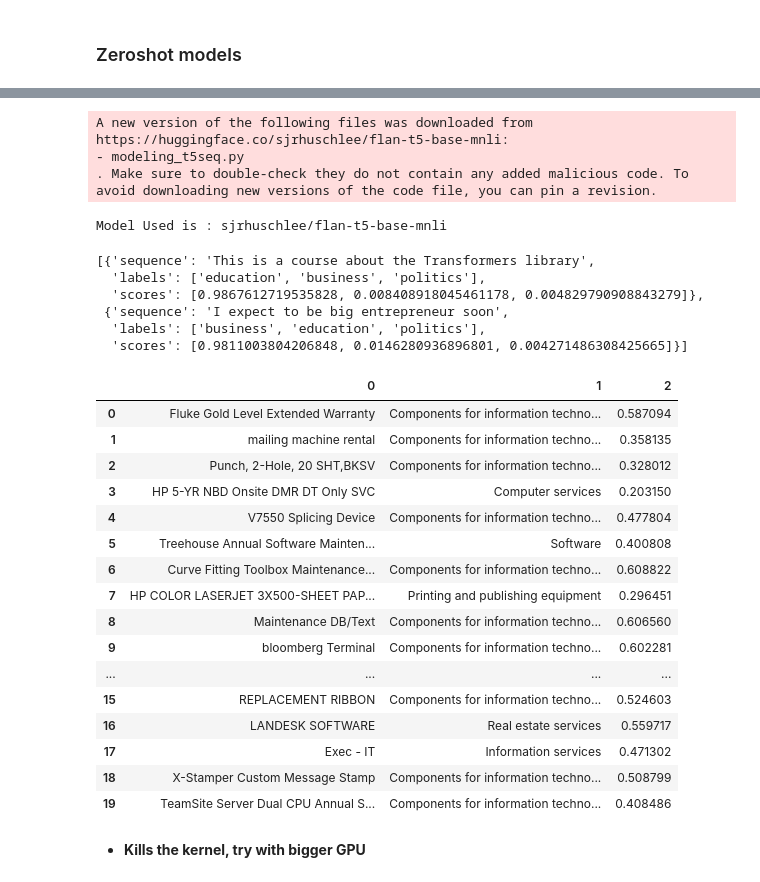
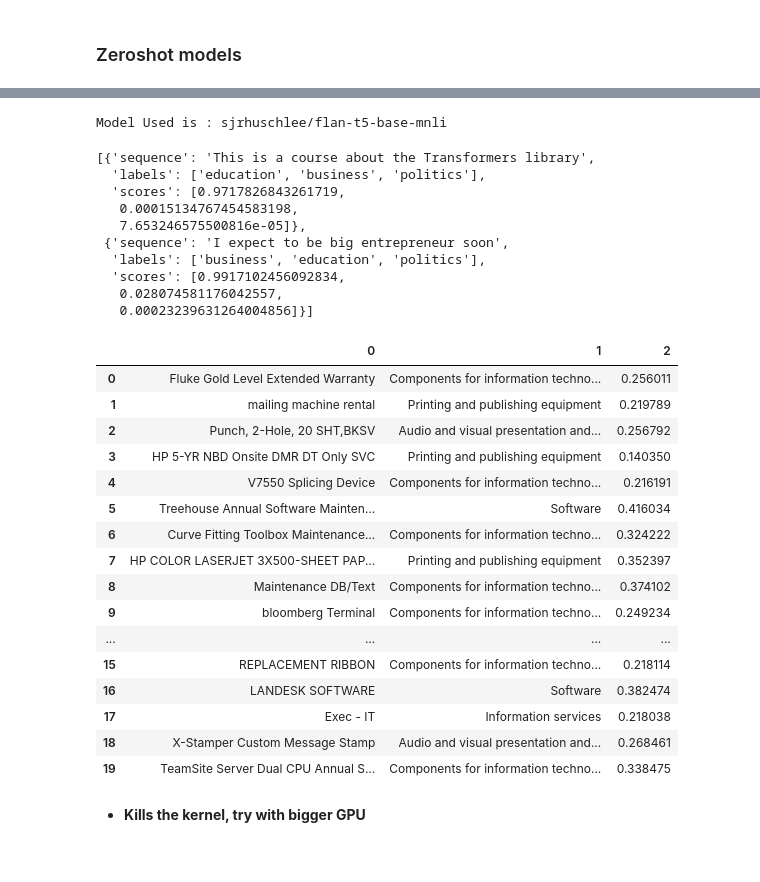
Before and after one commit to hanifa2102/myGPT, a Jupyter notebook: notebooks/zeroshotclassification/Consolidated.ipynb, the cells around one changed output, grey strips where cells are left out. Drawn from its saved outputs; the diff is of its cells as text; code cells hidden in the pictures.

Commit message:
hypothesis template added

```diff
--- a/notebooks/zeroshotclassification/Consolidated.ipynb
+++ b/notebooks/zeroshotclassification/Consolidated.ipynb
@@ -154,12 +190,13 @@ def test_classifier(classifier):
       print(f'Model Used is :\t{classifier.model.name_or_path}')
       display(classifier(
         ["This is a course about the Transformers library","I expect to be big entrepreneur soon"],
-        candidate_labels=["education", "politics", "business"]))
+        candidate_labels=["education", "politics", "business"],multi_label=True))
 
 def run_zero_shot(classifier):
   prdt_list=get_data()[0]
   prdt_labels=get_data()[1]
-  results=classifier(sequences=prdt_list,candidate_labels=prdt_labels,)
+  template = "This product should be classified as {}"
+  results=classifier(sequences=prdt_list,candidate_labels=prdt_labels,hypothesis_template=template)
   df=pd.DataFrame([(result['sequence'],result['labels'][0],result['scores'][0]) for result in results])
   return df
 
@@ -221,36 +252,37 @@ Model Used is : facebook/bart-large-mnli
 # %%
-classifier=pipeline("zero-shot-classification",model='sjrhuschlee/flan-t5-base-mnli',trust_remote_code=True,)
+classifier=pipeline("zero-shot-classification",model='sjrhuschlee/flan-t5-base-mnli',trust_remote_code=True,device=0)
 test_classifier(classifier)
 df_flan=run_zero_shot(classifier)
 df_flan
 # %% [output]
-A new version of the following files was downloaded from https://huggingface.co/sjrhuschlee/flan-t5-base-mnli:
-- modeling_t5seq.py
-. Make sure to double-check they do not contain any added malicious code. To avoid downloading new versions of the code file, you can pin a revision.
+Model Used is : sjrhuschlee/flan-t5-base-mnli
-Model Used is : sjrhuschlee/flan-t5-base-mnli
+[{'sequence': 'This is a course about the Transformers library',
+  'labels': ['education', 'business', 'politics'],
+  'scores': [0.9717826843261719,
+   0.00015134767454583198,
+   7.653246575500816e-05]},
+ {'sequence': 'I expect to be big entrepreneur soon',
+  'labels': ['business', 'education', 'politics'],
+  'scores': [0.9917102456092834,
+   0.028074581176042557,
+   0.00023239631264004856]}]
-[{'sequence': 'This is a course about the Transformers library',
-  'labels': ['education', 'business', 'politics'],
-  'scores': [0.9867612719535828, 0.008408918045461178, 0.004829790908843279]},
- {'sequence': 'I expect to be big entrepreneur soon',
-  'labels': ['business', 'education', 'politics'],
-  'scores': [0.9811003804206848, 0.0146280936896801, 0.004271486308425665]}]
 |  | 0 | 1 | 2 |
-| 0 | Fluke Gold Level Extended Warranty | Components for information techno... | 0.587094 |
-| 1 | mailing machine rental | Components for information techno... | 0.358135 |
-| 2 | Punch, 2-Hole, 20 SHT,BKSV | Components for information techno... | 0.328012 |
-| 3 | HP 5-YR NBD Onsite DMR DT Only SVC | Computer services | 0.203150 |
-| 4 | V7550 Splicing Device | Components for information techno... | 0.477804 |
-| 5 | Treehouse Annual Software Mainten... | Software | 0.400808 |
-| 6 | Curve Fitting Toolbox Maintenance... | Components for information techno... | 0.608822 |
-| 7 | HP COLOR LASERJET 3X500-SHEET PAP... | Printing and publishing equipment | 0.296451 |
-| 8 | Maintenance DB/Text | Components for information techno... | 0.606560 |
-| 9 | bloomberg Terminal | Components for information techno... | 0.602281 |
+| 0 | Fluke Gold Level Extended Warranty | Components for information techno... | 0.256011 |
+| 1 | mailing machine rental | Printing and publishing equipment | 0.219789 |
+| 2 | Punch, 2-Hole, 20 SHT,BKSV | Audio and visual presentation and... | 0.256792 |
+| 3 | HP 5-YR NBD Onsite DMR DT Only SVC | Printing and publishing equipment | 0.140350 |
+| 4 | V7550 Splicing Device | Components for information techno... | 0.216191 |
+| 5 | Treehouse Annual Software Mainten... | Software | 0.416034 |
+| 6 | Curve Fitting Toolbox Maintenance... | Components for information techno... | 0.324222 |
+| 7 | HP COLOR LASERJET 3X500-SHEET PAP... | Printing and publishing equipment | 0.352397 |
+| 8 | Maintenance DB/Text | Components for information techno... | 0.374102 |
+| 9 | bloomberg Terminal | Components for information techno... | 0.249234 |
 | ... | ... | ... | ... |
-| 15 | REPLACEMENT RIBBON | Components for information techno... | 0.524603 |
-| 16 | LANDESK SOFTWARE | Real estate services | 0.559717 |
-| 17 | Exec - IT | Information services | 0.471302 |
-| 18 | X-Stamper Custom Message Stamp | Components for information techno... | 0.508799 |
-| 19 | TeamSite Server Dual CPU Annual S... | Components for information techno... | 0.408486 |
+| 15 | REPLACEMENT RIBBON | Components for information techno... | 0.218114 |
+| 16 | LANDESK SOFTWARE | Software | 0.382474 |
+| 17 | Exec - IT | Information services | 0.218038 |
+| 18 | X-Stamper Custom Message Stamp | Audio and visual presentation and... | 0.268461 |
+| 19 | TeamSite Server Dual CPU Annual S... | Components for information techno... | 0.338475 |
 # %% [markdown]
 - **Kills the kernel, try with bigger GPU**
 # %%
```
Also changed, not shown: parts of 10 cells of this notebook, 2 other files.
